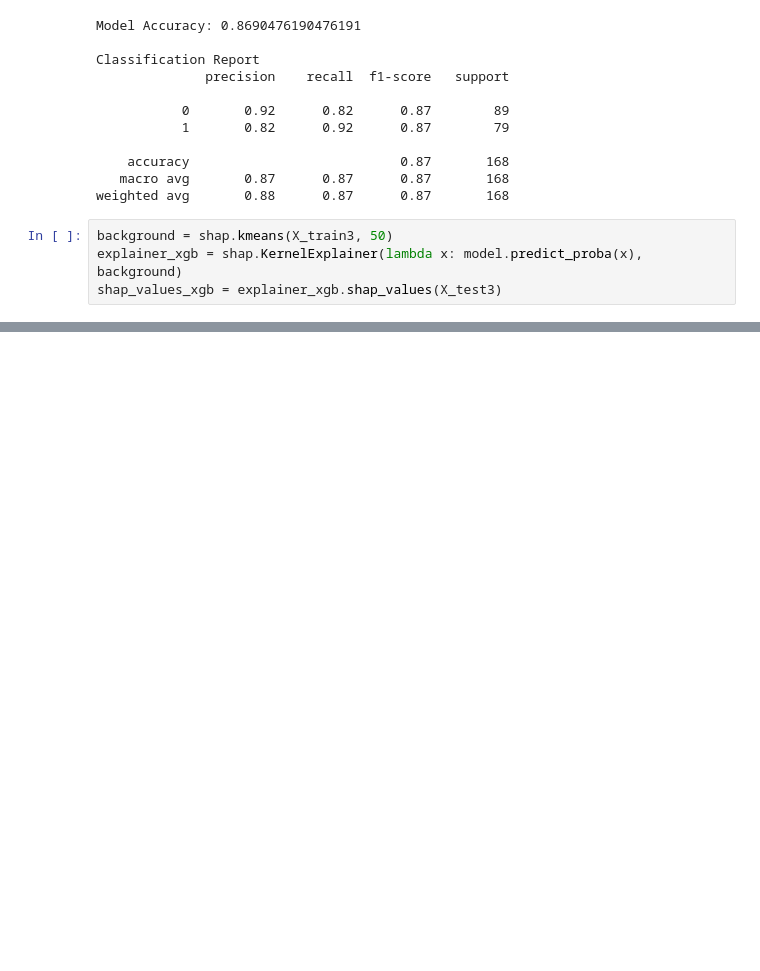
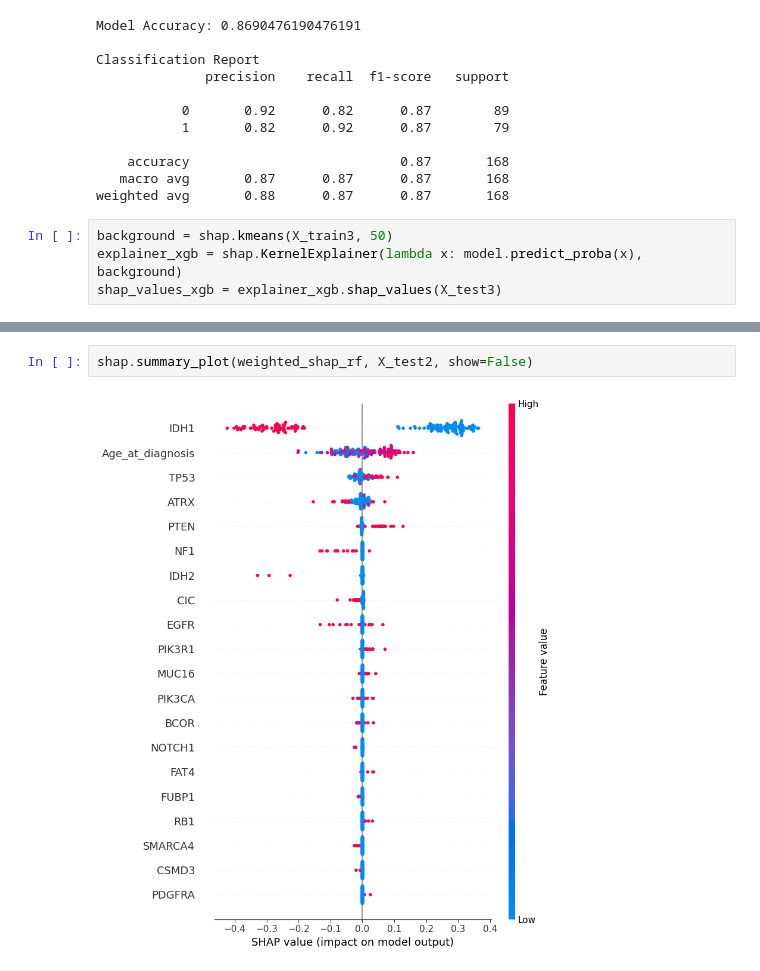
Before and after one commit to agamv25/SIT-724-Thesis, a Jupyter notebook: Notebook.ipynb, the cells around one changed output, grey strips where cells are left out. Drawn from its saved outputs; the diff is of its cells as text; blank space fills up the shorter version.

```diff
--- a/Notebook.ipynb
+++ b/Notebook.ipynb
@@ -178,0 +190,4 @@ weight_vector = {
+# %%
+shap.summary_plot(weighted_shap_rf, X_test2, show=False)
+# %% [output]
+[figure, added]
```
Also changed, not shown: parts of 9 cells of this notebook.
